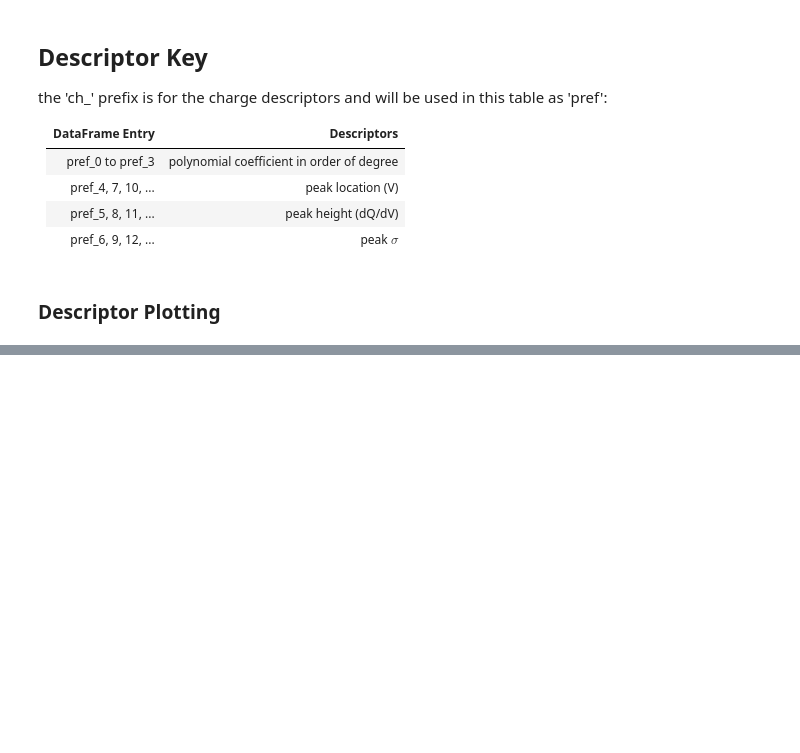
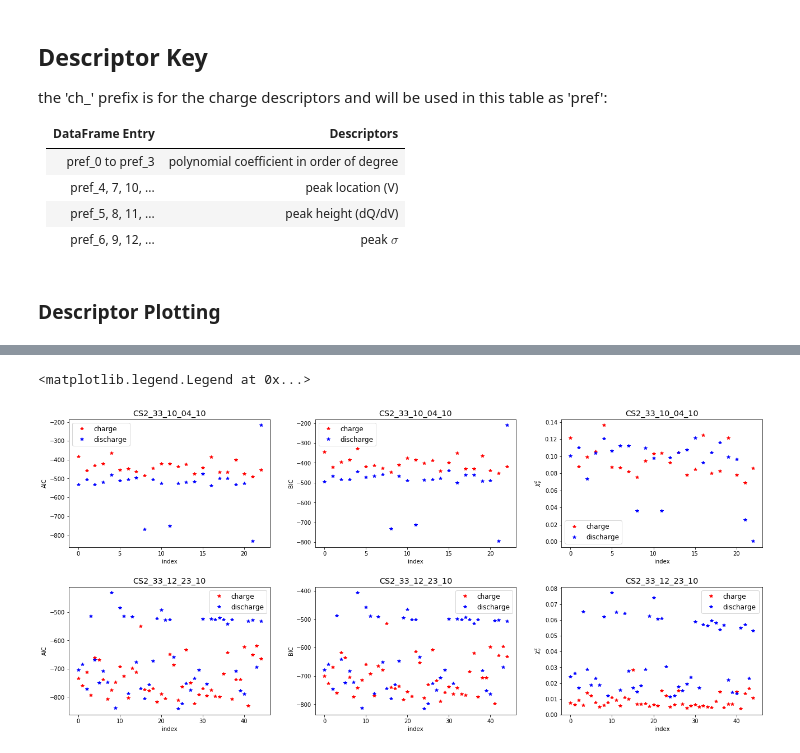
Before and after one commit to nicolet5/DiffCapAnalyzer, a Jupyter notebook: examples/Descriptors_Examples.ipynb, the cells around one changed output, grey strips where cells are left out. Cells and saved outputs as stored; diff of their text form; code cells hidden in the pictures; blank space fills up the shorter version.

```diff
--- a/examples/Descriptors_Examples.ipynb
+++ b/examples/Descriptors_Examples.ipynb
@@ -311,0 +321,55 @@ axes[1, 1].legend(['peak1', 'peak2'])
+# %%
+import matplotlib.pyplot as plt
+import numpy as np
+import pandas as pd
+%matplotlib inline
+
+df = pd.read_excel('example_files/example_descriptors/describe.xlsx')
+
+df1 = df[df['names'].str.contains("CS2_33_10_04_10")]
+df2 = df[df['names'].str.contains("CS2_33_12_23_10")]
+
+fig, axes = plt.subplots(2, 3, figsize=(19, 9))
+fig.tight_layout(pad=5)
+
+#plt.figure(figsize=(10, 10), facecolor='w', edgecolor='k')
+plt.rcParams.update({'font.size':12})
+#first and second peak location for the first battery
+axes[0, 0].plot(df1.index, df1['ch_AIC'], '*r', df1.index, df1['dc_AIC'], '*b')
+axes[0, 0].set_title('CS2_33_10_04_10')
+axes[0, 0].set_xlabel('index')
+axes[0, 0].set_ylabel('AIC')
+axes[0, 0].legend(['charge', 'discharge'])
+
+axes[0, 1].plot(df1.index, df1['ch_BIC'], '*r', df1.index, df1['dc_BIC'], '*b')
+axes[0, 1].set_title('CS2_33_10_04_10')
+axes[0, 1].set_xlabel('index')
+axes[0, 1].set_ylabel('BIC')
+axes[0, 1].legend(['charge', 'discharge'])
+
+axes[0, 2].plot(df1.index, df1['ch_red_chi_squared'], '*r', df1.index, df1['dc_red_chi_squared'], '*b')
+axes[0, 2].set_title('CS2_33_10_04_10')
+axes[0, 2].set_xlabel('index')
+axes[0, 2].set_ylabel(r'$\chi^{2}_{\nu}$')
+axes[0, 2].legend(['charge', 'discharge'])
+
+axes[1, 0].plot(df2.index, df2['ch_AIC'], '*r', df2.index, df2['dc_AIC'], '*b')
+axes[1, 0].set_title("CS2_33_12_23_10")
+axes[1, 0].set_xlabel('index')
+axes[1, 0].set_ylabel('AIC')
+axes[1, 0].legend(['charge', 'discharge'])
+
+axes[1, 1].plot(df2.index, df2['ch_BIC'], '*r', df2.index, df2['dc_BIC'], '*b')
+axes[1, 1].set_title("CS2_33_12_23_10")
+axes[1, 1].set_xlabel('index')
+axes[1, 1].set_ylabel('BIC')
+axes[1, 1].legend(['charge', 'discharge'])
+
+axes[1, 2].plot(df2.index, df2['ch_red_chi_squared'], '*r', df2.index, df2['dc_red_chi_squared'], '*b')
+axes[1, 2].set_title("CS2_33_12_23_10")
+axes[1, 2].set_xlabel('index')
+axes[1, 2].set_ylabel(r'$\chi^{2}_{\nu}$')
+axes[1, 2].legend(['charge', 'discharge'])
+# %% [output]
+<matplotlib.legend.Legend at 0x...>
+[figure, added]
```
Also changed, not shown: parts of 5 cells of this notebook, 5 other files.
